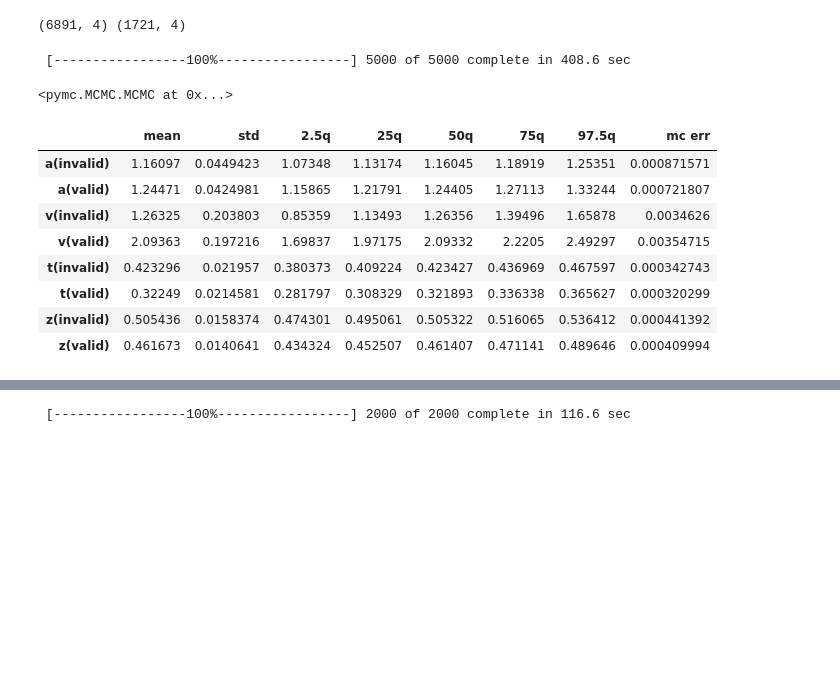
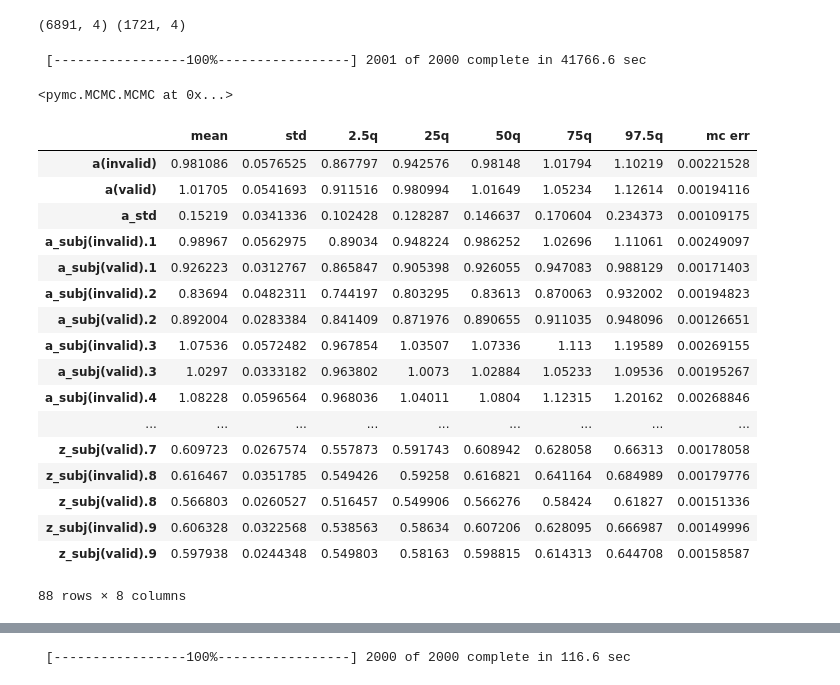
Before and after one commit to Nian-Jingqing/AttentionSaccade, a Jupyter notebook: AttentionSaccade_DiffusionModelling.ipynb, the cells around one changed output, grey strips where cells are left out. Cells and saved outputs as stored; diff of their text form; code cells hidden in the pictures; blank space fills up the shorter version.

Commit message:
update ddm modelling, include inter-trial variablity. plot model params ~ validity

```diff
--- a/AttentionSaccade_DiffusionModelling.ipynb
+++ b/AttentionSaccade_DiffusionModelling.ipynb
@@ -58,27 +58,44 @@ print attval.shape, attinv.shape
 # %%
 #drift diffusion model on attention task data
 model = hddm.HDDM(data= attention, p_outlier=0.05, bias = True,
-                 depends_on = {'a':'validity', 'v':'validity', 't':'validity', 'z':'validity'}) #depends_on : model parameters estimated separately for validity conditions (so we can look at validity effect on model parameters)
+                 depends_on = {'a':'validity', 'v':'validity',
+                               't':'validity', 'z':'validity',
+                               'sv':'validity', 'st':'validity'},
+                 include = {'sv', 'st'}) #depends_on : model parameters estimated separately for validity conditions (so we can look at validity effect on model parameters)
 model.find_starting_values()
-model.sample(5000, burn=500)
+model.sample(2000, burn=20)
 # %% [output]
- [-----------------100%-----------------] 5000 of 5000 complete in 408.6 sec
+ [-----------------100%-----------------] 2001 of 2000 complete in 41766.6 sec
 <pymc.MCMC.MCMC at 0x...>
 # %%
 # a, v, t, z parameters for each participant, and the group (mean + stds)
 # a = decision threshold
 # v = drift rate
 # t = non-decision time parameter
 # z = prepotent response bias
 stats = model.gen_stats()
-stats[stats.index.isin(['a(valid)','a(invalid)','v(valid)','v(invalid)','t(valid)','t(invalid)','z(valid)','z(invalid)'])]
+stats[stats.index.isin(['a(valid)','a(invalid)',
+                        'v(valid)','v(invalid)',
+                        't(valid)','t(invalid)',
+                        'z(valid)','z(invalid)',
+                        'sv(valid)', 'sv(invalid)', 'st(valid)', 'st(invalid)'])]
+stats
 # %% [output]
 |  | mean | std | 2.5q | 25q | 50q | 75q | 97.5q | mc err |
-| a(invalid) | 1.16097 | 0.0449423 | 1.07348 | 1.13174 | 1.16045 | 1.18919 | 1.25351 | 0.000871571 |
-| a(valid) | 1.24471 | 0.0424981 | 1.15865 | 1.21791 | 1.24405 | 1.27113 | 1.33244 | 0.000721807 |
-| v(invalid) | 1.26325 | 0.203803 | 0.85359 | 1.13493 | 1.26356 | 1.39496 | 1.65878 | 0.0034626 |
-| v(valid) | 2.09363 | 0.197216 | 1.69837 | 1.97175 | 2.09332 | 2.2205 | 2.49297 | 0.00354715 |
-| t(invalid) | 0.423296 | 0.021957 | 0.380373 | 0.409224 | 0.423427 | 0.436969 | 0.467597 | 0.000342743 |
-| t(valid) | 0.32249 | 0.0214581 | 0.281797 | 0.308329 | 0.321893 | 0.336338 | 0.365627 | 0.000320299 |
-| z(invalid) | 0.505436 | 0.0158374 | 0.474301 | 0.495061 | 0.505322 | 0.516065 | 0.536412 | 0.000441392 |
-| z(valid) | 0.461673 | 0.0140641 | 0.434324 | 0.452507 | 0.461407 | 0.471141 | 0.489646 | 0.000409994 |
+| a(invalid) | 0.981086 | 0.0576525 | 0.867797 | 0.942576 | 0.98148 | 1.01794 | 1.10219 | 0.00221528 |
+| a(valid) | 1.01705 | 0.0541693 | 0.911516 | 0.980994 | 1.01649 | 1.05234 | 1.12614 | 0.00194116 |
+| a_std | 0.15219 | 0.0341336 | 0.102428 | 0.128287 | 0.146637 | 0.170604 | 0.234373 | 0.00109175 |
+| a_subj(invalid).1 | 0.98967 | 0.0562975 | 0.89034 | 0.948224 | 0.986252 | 1.02696 | 1.11061 | 0.00249097 |
+| a_subj(valid).1 | 0.926223 | 0.0312767 | 0.865847 | 0.905398 | 0.926055 | 0.947083 | 0.988129 | 0.00171403 |
+| a_subj(invalid).2 | 0.83694 | 0.0482311 | 0.744197 | 0.803295 | 0.83613 | 0.870063 | 0.932002 | 0.00194823 |
+| a_subj(valid).2 | 0.892004 | 0.0283384 | 0.841409 | 0.871976 | 0.890655 | 0.911035 | 0.948096 | 0.00126651 |
+| a_subj(invalid).3 | 1.07536 | 0.0572482 | 0.967854 | 1.03507 | 1.07336 | 1.113 | 1.19589 | 0.00269155 |
+| a_subj(valid).3 | 1.0297 | 0.0333182 | 0.963802 | 1.0073 | 1.02884 | 1.05233 | 1.09536 | 0.00195267 |
+| a_subj(invalid).4 | 1.08228 | 0.0596564 | 0.968036 | 1.04011 | 1.0804 | 1.12315 | 1.20162 | 0.00268846 |
+| ... | ... | ... | ... | ... | ... | ... | ... | ... |
+| z_subj(valid).7 | 0.609723 | 0.0267574 | 0.557873 | 0.591743 | 0.608942 | 0.628058 | 0.66313 | 0.00178058 |
+| z_subj(invalid).8 | 0.616467 | 0.0351785 | 0.549426 | 0.59258 | 0.616821 | 0.641164 | 0.684989 | 0.00179776 |
+| z_subj(valid).8 | 0.566803 | 0.0260527 | 0.516457 | 0.549906 | 0.566276 | 0.58424 | 0.61827 | 0.00151336 |
+| z_subj(invalid).9 | 0.606328 | 0.0322568 | 0.538563 | 0.58634 | 0.607206 | 0.628095 | 0.666987 | 0.00149996 |
+| z_subj(valid).9 | 0.597938 | 0.0244348 | 0.549803 | 0.58163 | 0.598815 | 0.614313 | 0.644708 | 0.00158587 |
+88 rows × 8 columns
```
Also changed, not shown: parts of 7 cells of this notebook.
